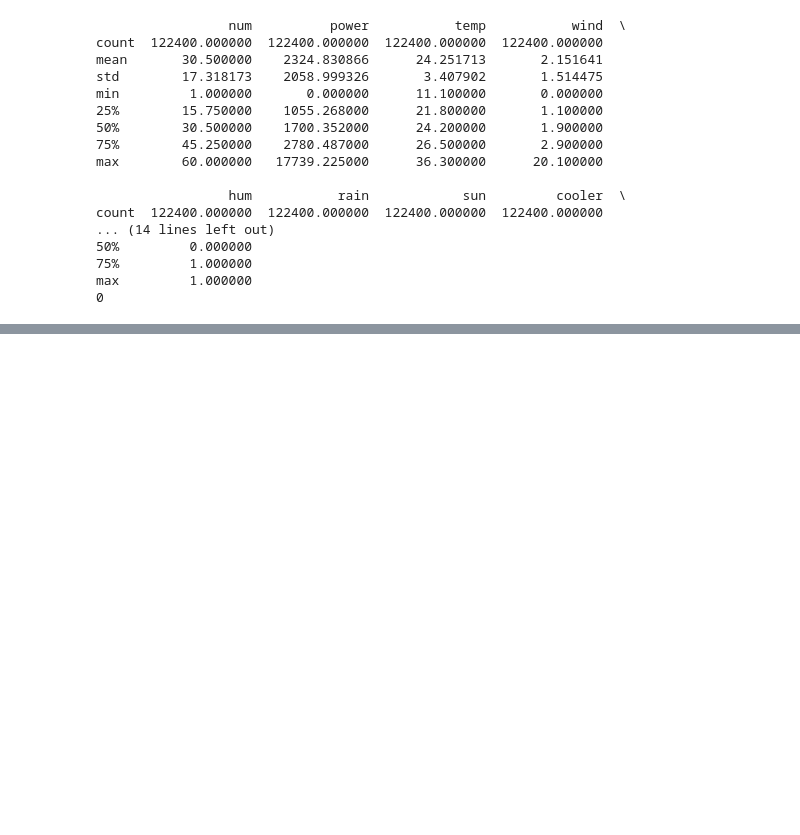
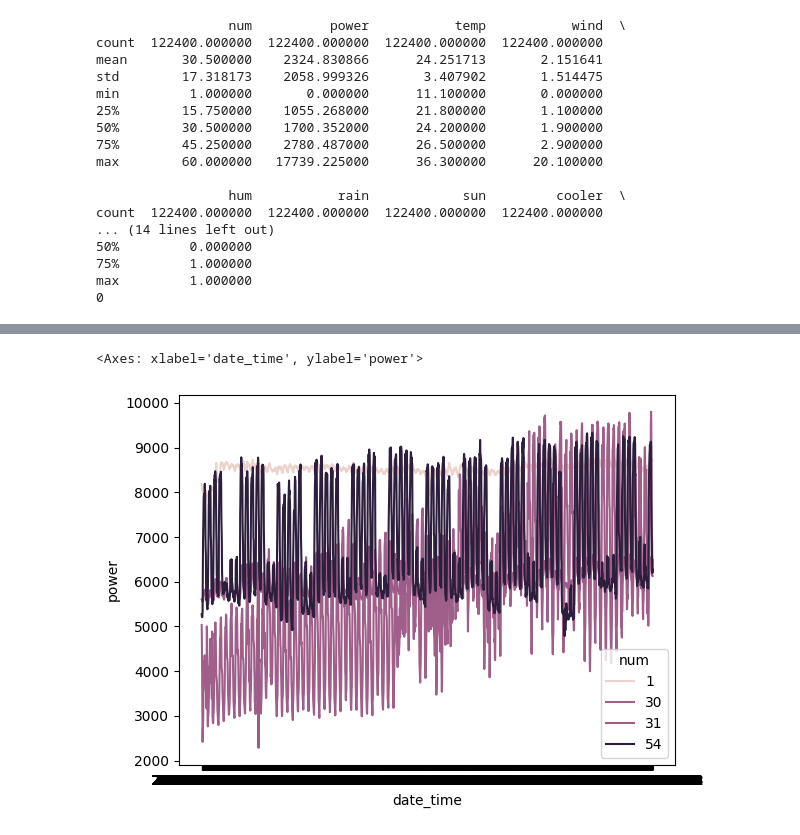
Before and after one commit to AhyeongJ/LS_Project2, a Jupyter notebook: project2.ipynb, the cells around one changed output, grey strips where cells are left out. Saved outputs shown, nothing was run; the diff lists cells and outputs as text; code cells hidden in the pictures; blank space fills up the shorter version.

```diff
--- a/project2.ipynb
+++ b/project2.ipynb
@@ -56,0 +177,7 @@ max         1.000000
+# %%
+sns.lineplot(data = cluster1, x = 'date_time', y = 'power', hue = "num")
+sns.lineplot(data = cluster1, x = 'date_time', y = 'power', hue = "num")
+sns.lineplot(data = cluster1, x = 'date_time', y = 'power', hue = "num")
+# %% [output]
+<Axes: xlabel='date_time', ylabel='power'>
+[figure, added]
```
Also changed, not shown: parts of 10 cells of this notebook, 2 other files.
